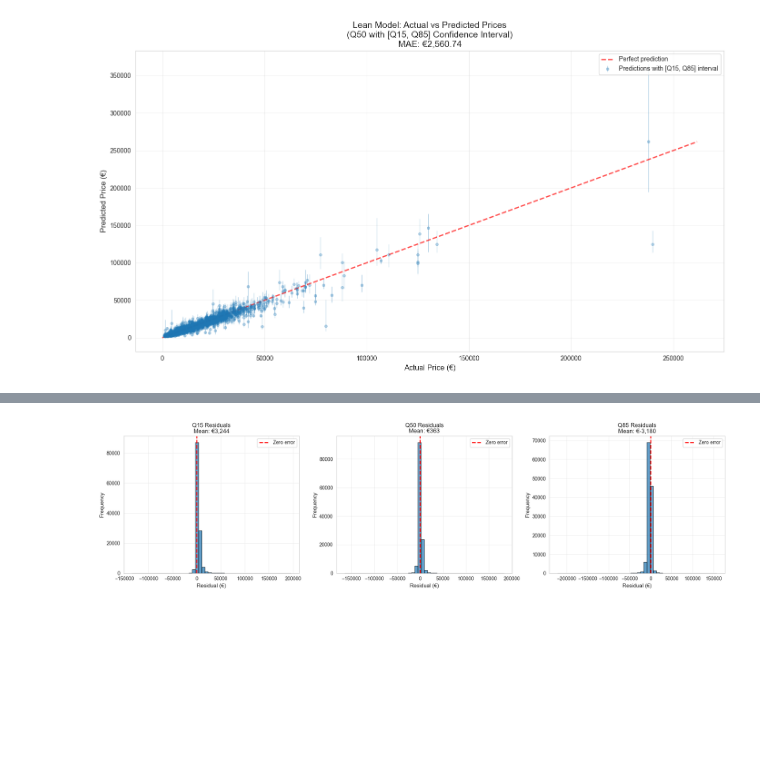
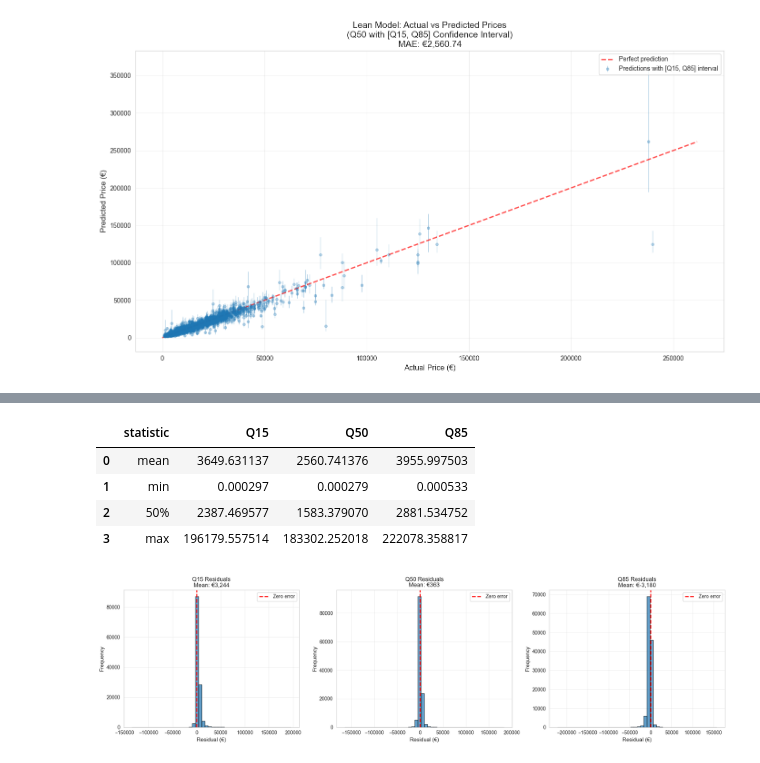
Before and after one commit to brunothefirst/car_price_prediction, a Jupyter notebook: notebooks/06_lean_model_training.ipynb, the cells around one changed output, grey strips where cells are left out. Saved outputs shown, nothing was run; the diff lists cells and outputs as text; code cells hidden in the pictures; blank space fills up the shorter version.

```diff
--- a/notebooks/06_lean_model_training.ipynb
+++ b/notebooks/06_lean_model_training.ipynb
@@ -1630 +1665,12 @@ Showing 2,000 sampled predictions from 124,184 test samples
+# %%
+# describe extreme values in residuals
+pl.DataFrame(residuals).select(
+    [pl.col(c).abs() for c in ['Q15', 'Q50', 'Q85']]
+).describe().filter(pl.col('statistic').is_in(['mean', '50%','min', 'max'])).to_pandas()
+# %% [output]
+|  | statistic | Q15 | Q50 | Q85 |
+| 0 | mean | 3649.631137 | 2560.741376 | 3955.997503 |
+| 1 | min | 0.000297 | 0.000279 | 0.000533 |
+| 2 | 50% | 2387.469577 | 1583.379070 | 2881.534752 |
+| 3 | max | 196179.557514 | 183302.252018 | 222078.358817 |
 # %%
```
Also changed, not shown: parts of 10 cells of this notebook, 5 other files.
